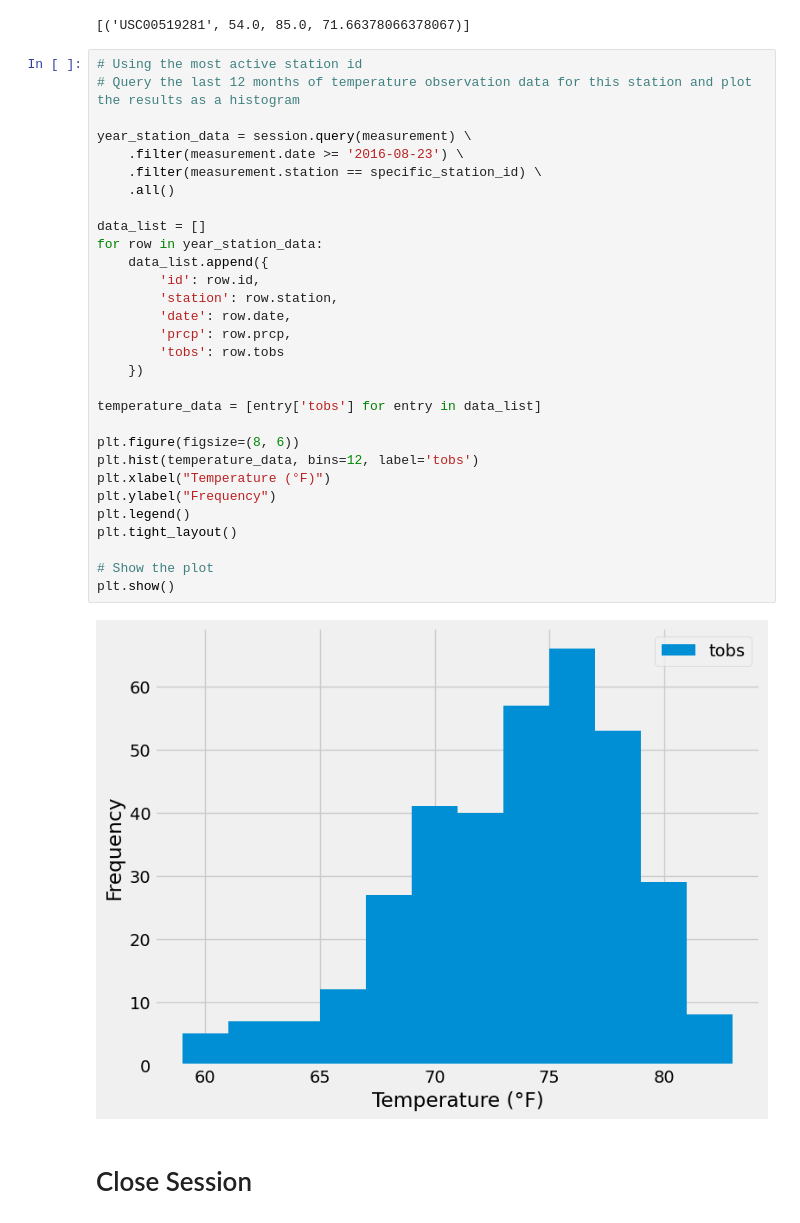
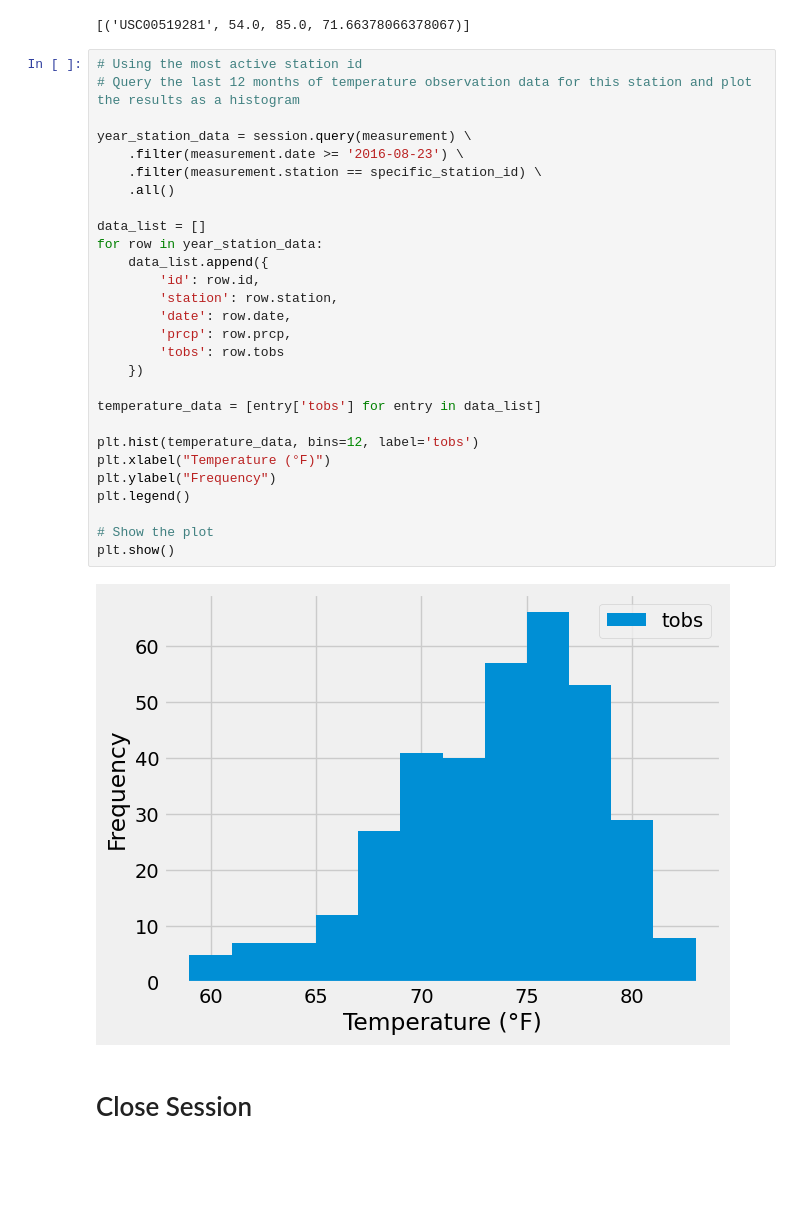
Before and after one commit to mgtaylor119/sqlalchemy-challenge, a Jupyter notebook: SurfsUp/climate.ipynb, the cells around one changed output. Saved outputs shown, nothing was run; the diff lists cells and outputs as text; blank space fills up the shorter version.

```diff
--- a/SurfsUp/climate.ipynb
+++ b/SurfsUp/climate.ipynb
@@ -155,35 +155,33 @@ print(temperature_stats)
 # %%
 # Using the most active station id
 # Query the last 12 months of temperature observation data for this station and plot the results as a histogram
 
 year_station_data = session.query(measurement) \
     .filter(measurement.date >= '2016-08-23') \
     .filter(measurement.station == specific_station_id) \
     .all()
 
 data_list = []
 for row in year_station_data:
     data_list.append({
         'id': row.id,
         'station': row.station,
         'date': row.date,
         'prcp': row.prcp,
         'tobs': row.tobs
     })
 
 temperature_data = [entry['tobs'] for entry in data_list]
 
-plt.figure(figsize=(8, 6))
 plt.hist(temperature_data, bins=12, label='tobs')
 plt.xlabel("Temperature (°F)")
 plt.ylabel("Frequency")
 plt.legend()
-plt.tight_layout()
 
 # Show the plot
 plt.show()
 # %% [output]
-[figure, old version]
+[figure, new version]
 # %% [markdown]
 # Close Session
 # %%
```
